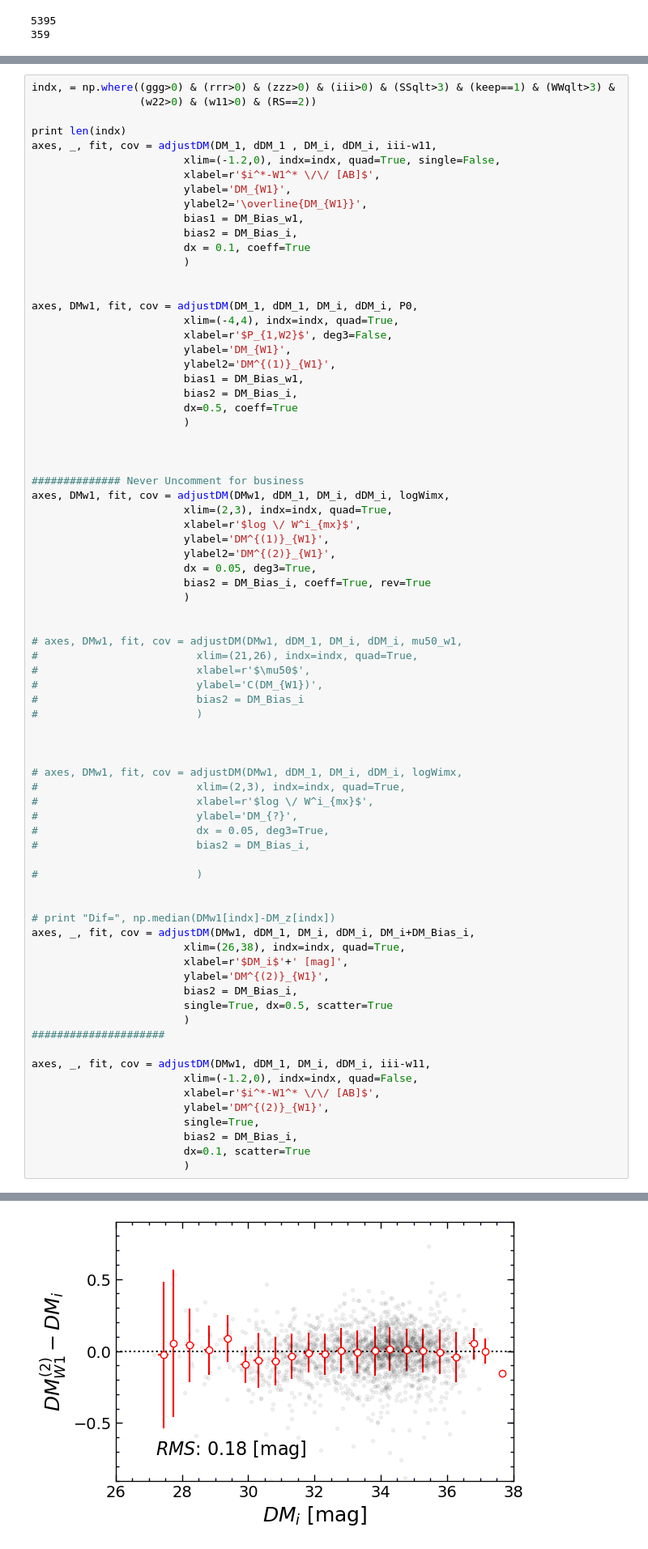
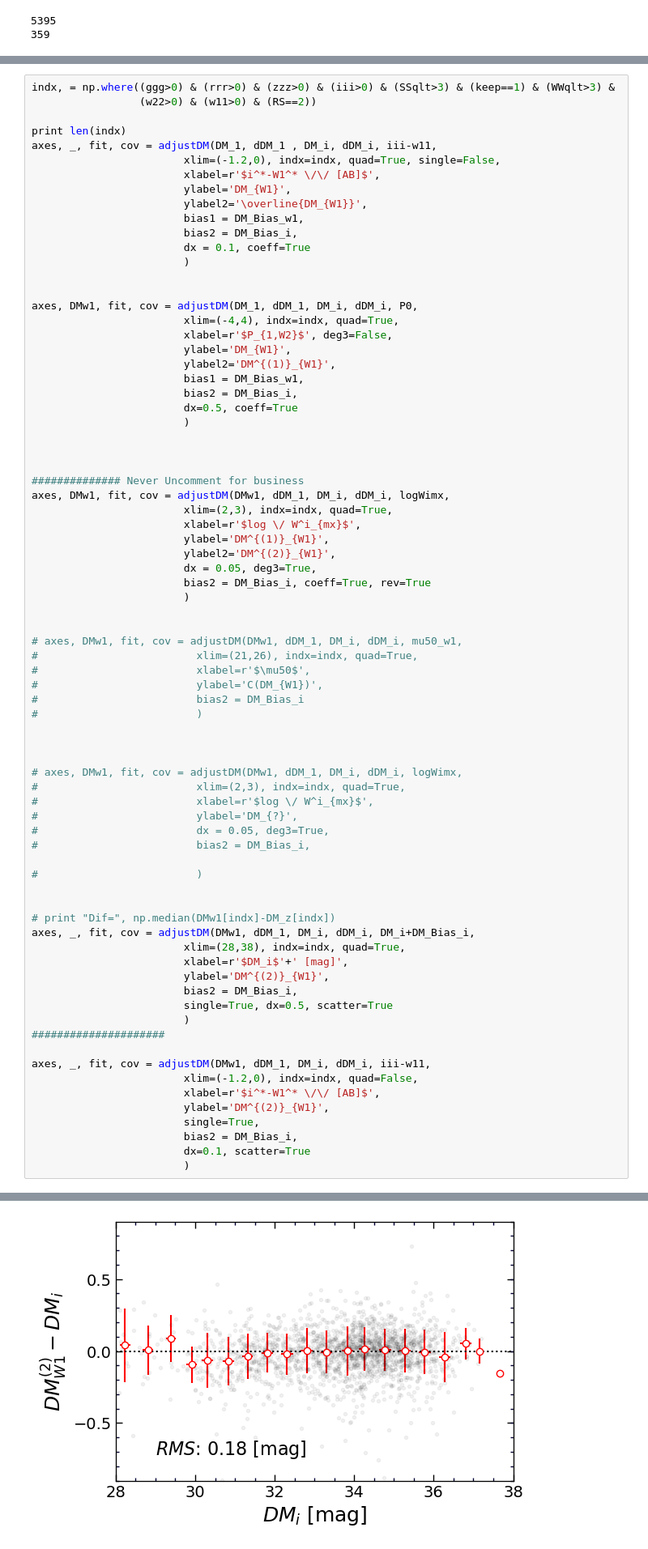
Before and after one commit to ekourkchi/TFcalibrators, a Jupyter notebook: fieldGals_quick.ipynb, the cells around one changed output, grey strips where cells are left out. Shown at 81% size. Saved outputs shown, nothing was run; the diff lists cells and outputs as text.

```diff
--- a/fieldGals_quick.ipynb
+++ b/fieldGals_quick.ipynb
@@ -1537,7 +1537,7 @@ axes, DMw1, fit, cov = adjustDM(DMw1, dDM_1, DM_i, dDM_i, logWimx,
 
 # print "Dif=", np.median(DMw1[indx]-DM_z[indx])
 axes, _, fit, cov = adjustDM(DMw1, dDM_1, DM_i, dDM_i, DM_i+DM_Bias_i,
-                        xlim=(26,38), indx=indx, quad=True,
+                        xlim=(28,38), indx=indx, quad=True,
                         xlabel=r'$DM_i$'+' [mag]',
                         ylabel='DM^{(2)}_{W1}',
                         bias2 = DM_Bias_i,
@@ -1547,32 +1547,32 @@ axes, _, fit, cov = adjustDM(DMw1, dDM_1, DM_i, dDM_i, DM_i+DM_Bias_i,
 
 axes, _, fit, cov = adjustDM(DMw1, dDM_1, DM_i, dDM_i, iii-w11,
                         xlim=(-1.2,0), indx=indx, quad=False,
                         xlabel=r'$i^*-W1^* \/\/ [AB]$',
                         ylabel='DM^{(2)}_{W1}',
                         single=True,
                         bias2 = DM_Bias_i,
                         dx=0.1, scatter=True
                         )
 # %% [output]
 1920
 Fit params:
 -0.329\pm0.018
 -0.998\pm0.019
 -0.406\pm0.006
 Fit params:
 -0.003\pm0.001
 -0.089\pm0.003
 -0.010\pm0.005
 Fit params:
 3.005\pm0.286
 -21.516\pm2.048
 ... (5 lines left out)
 1.538\pm1.333
 Fit params:
 -0.392\pm0.011
 -0.197\pm0.006
 [figure]
 [figure]
 [figure]
-[figure, old version]
+[figure, new version]
 [figure]
```
Also changed, not shown: parts of 2 cells of this notebook, 1 other file.
